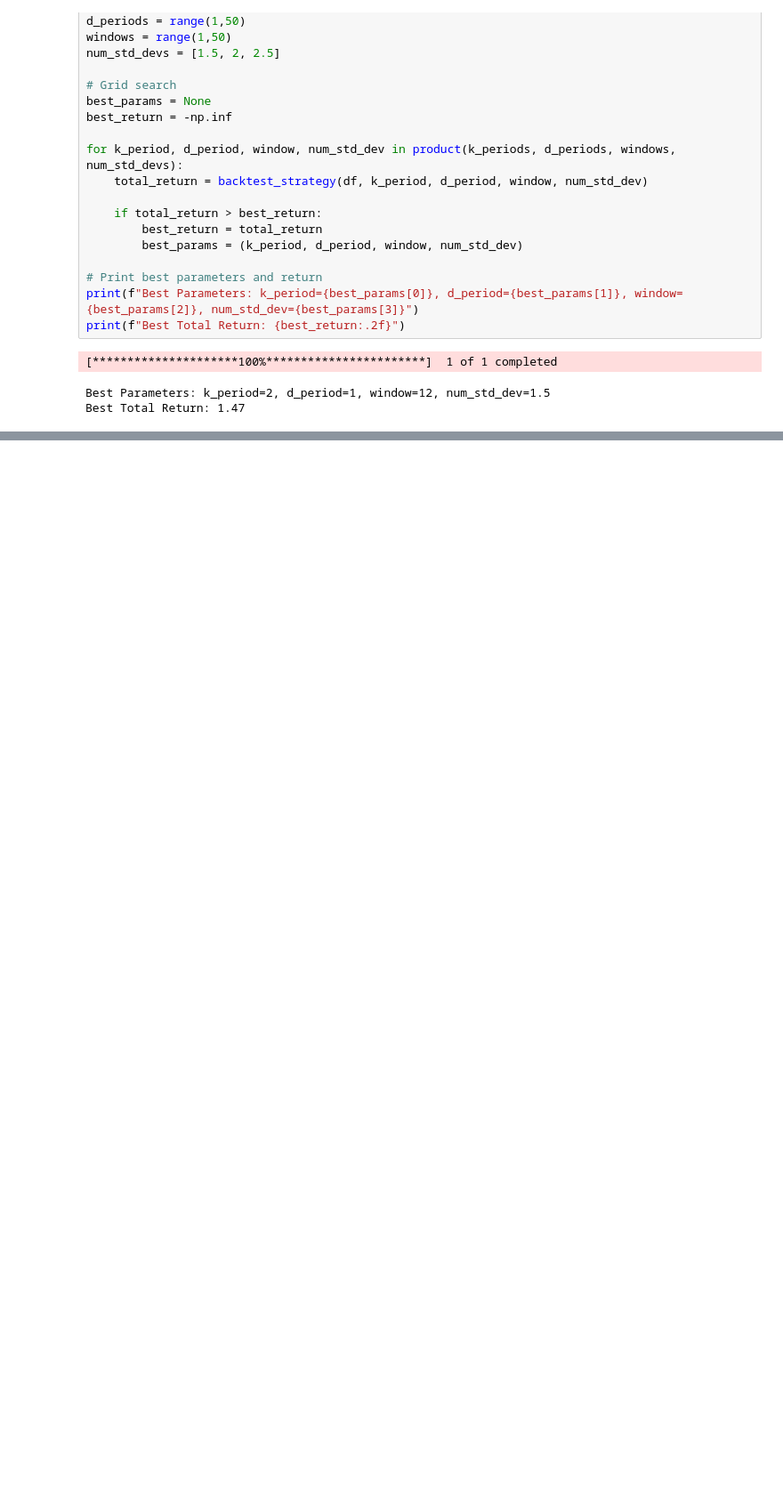
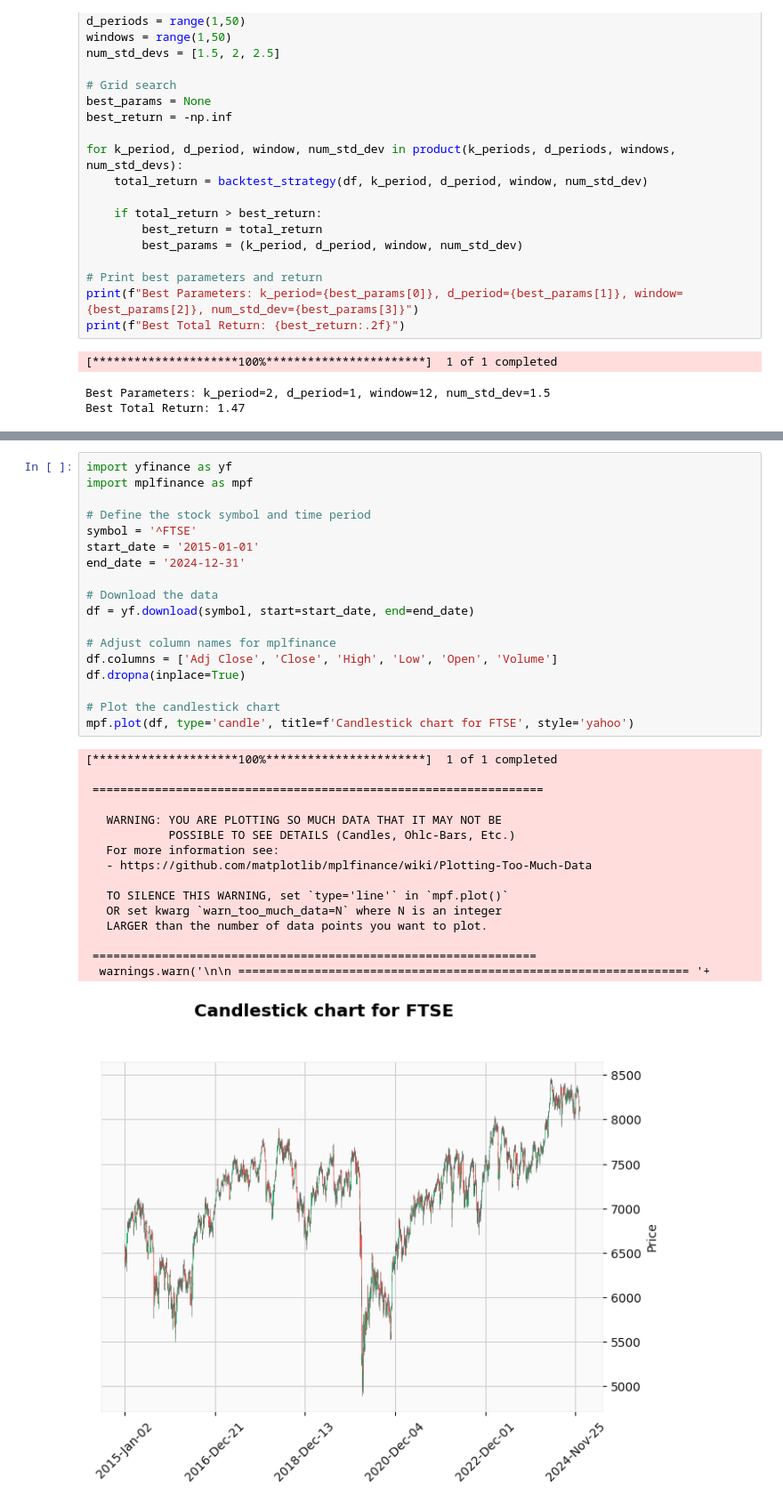
Before and after one commit to kridtapon/StoBoll-Optimizer, a Jupyter notebook: StoBoll_Optimizer.ipynb, the cells around one changed output, grey strips where cells are left out. Shown at 89% size. Drawn from its saved outputs; the diff is of its cells as text; blank space fills up the shorter version.

```diff
--- a/StoBoll_Optimizer.ipynb
+++ b/StoBoll_Optimizer.ipynb
@@ -210,0 +233,35 @@ Best Total Return: 1.47
+# %%
+import yfinance as yf
+import mplfinance as mpf
+
+# Define the stock symbol and time period
+symbol = '^FTSE'
+start_date = '2015-01-01'
+end_date = '2024-12-31'
+
+# Download the data
+df = yf.download(symbol, start=start_date, end=end_date)
+
+# Adjust column names for mplfinance
+df.columns = ['Adj Close', 'Close', 'High', 'Low', 'Open', 'Volume']
+df.dropna(inplace=True)
+
+# Plot the candlestick chart
+mpf.plot(df, type='candle', title=f'Candlestick chart for FTSE', style='yahoo')
+# %% [output]
+[*********************100%***********************]  1 of 1 completed
+
+ =================================================================
+
+   WARNING: YOU ARE PLOTTING SO MUCH DATA THAT IT MAY NOT BE
+            POSSIBLE TO SEE DETAILS (Candles, Ohlc-Bars, Etc.)
+   For more information see:
+   - https://github.com/matplotlib/mplfinance/wiki/Plotting-Too-Much-Data
+
+   TO SILENCE THIS WARNING, set `type='line'` in `mpf.plot()`
+   OR set kwarg `warn_too_much_data=N` where N is an integer
+   LARGER than the number of data points you want to plot.
+
+ ================================================================
+  warnings.warn('\n\n ================================================================= '+
+[figure, added]
```
Also changed, not shown: parts of 4 cells of this notebook.
